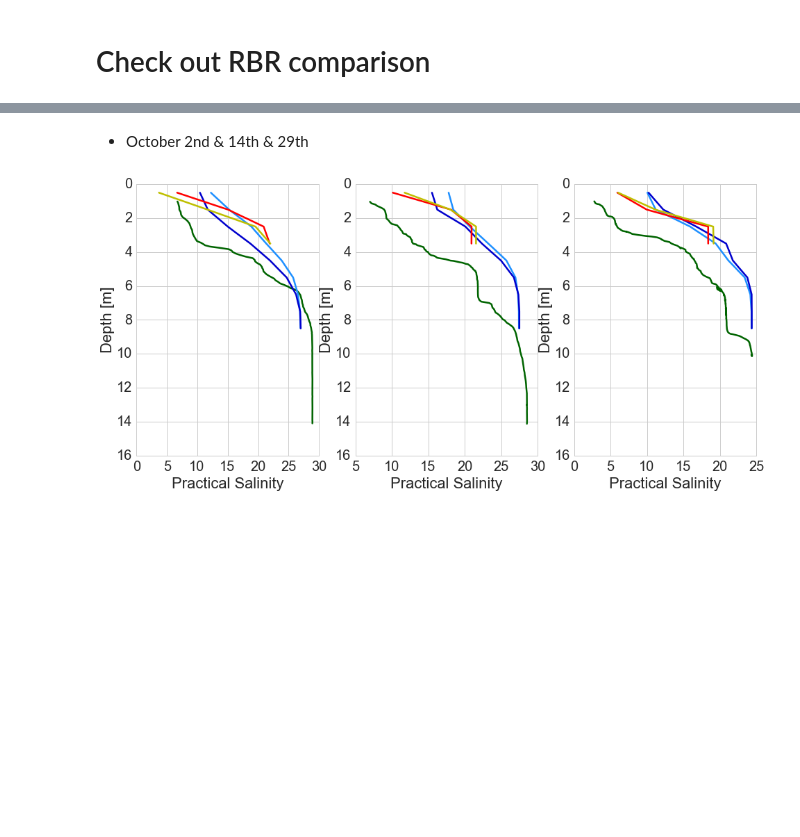
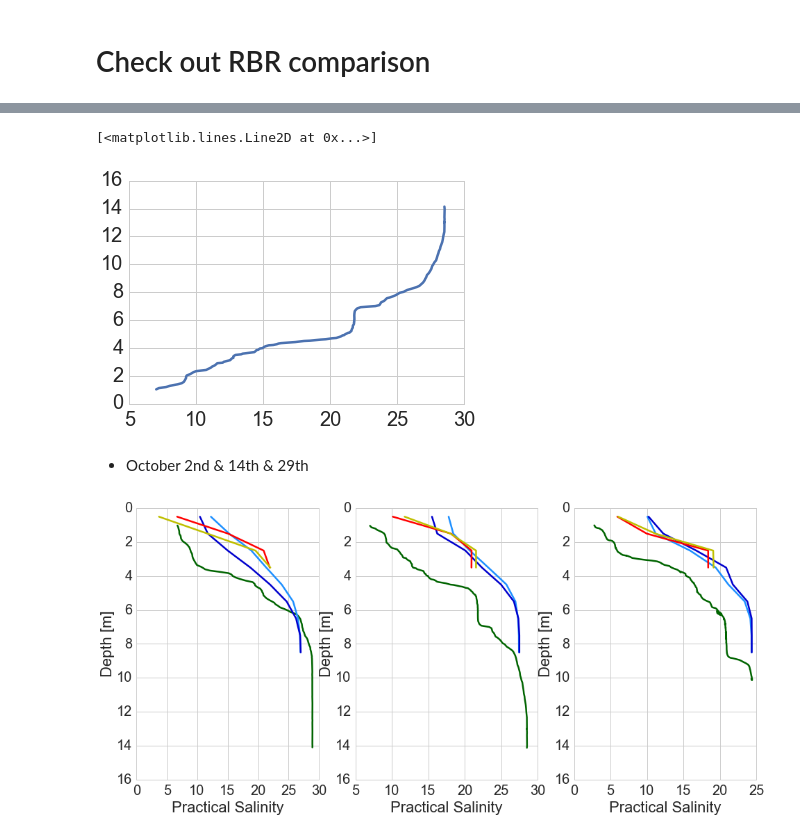
Before and after one commit to SalishSeaCast/analysis-jie, a Jupyter notebook: jie/ios/SummaryIOS.ipynb, the cells around one changed output, grey strips where cells are left out. Saved outputs shown, nothing was run; the diff lists cells and outputs as text; code cells hidden in the pictures; blank space fills up the shorter version.

```diff
--- a/jie/ios/SummaryIOS.ipynb
+++ b/jie/ios/SummaryIOS.ipynb
@@ -178,3 +214,8 @@ value = rbr['a']
+# %%
+plt.plot(value[423:570,1],value [423:570, 0])
+# %% [output]
+[<matplotlib.lines.Line2D at 0x...>]
+[figure, added]
 # %%
 x1,y1 = geo_tools.find_closest_model_point(-123.2119,49.1292,X,Y,land_mask=bathyy.mask)
 # %%
```
Also changed, not shown: parts of 8 cells of this notebook.
